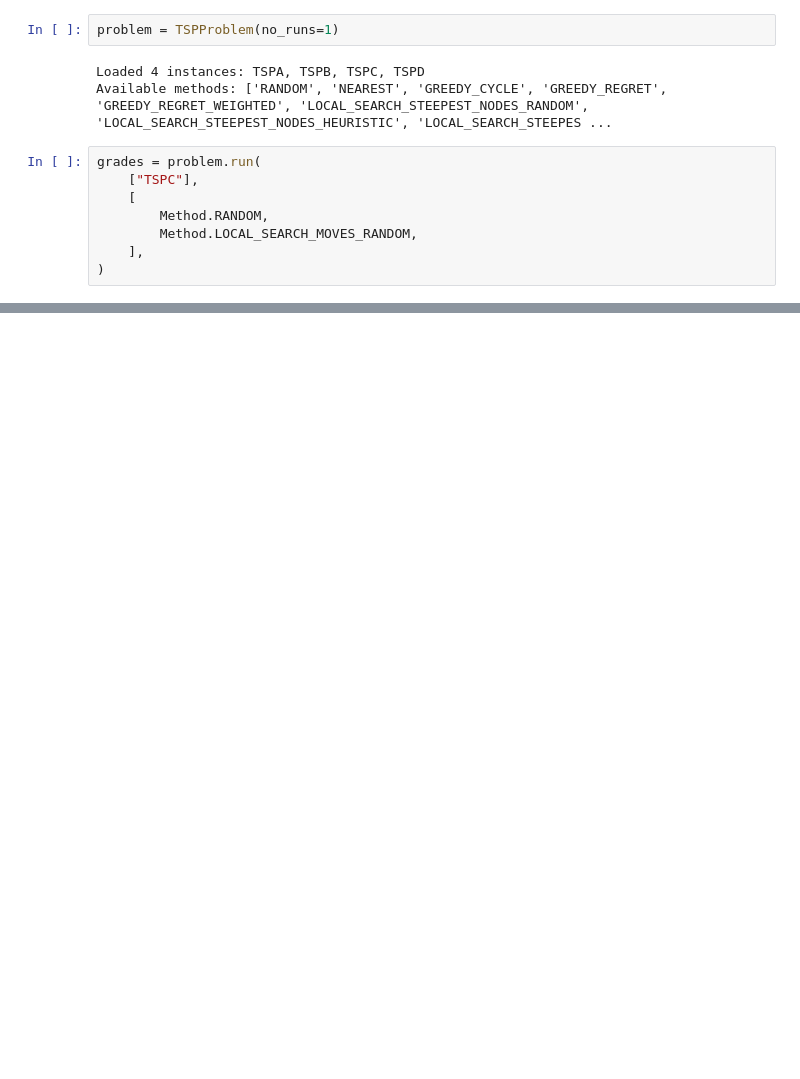
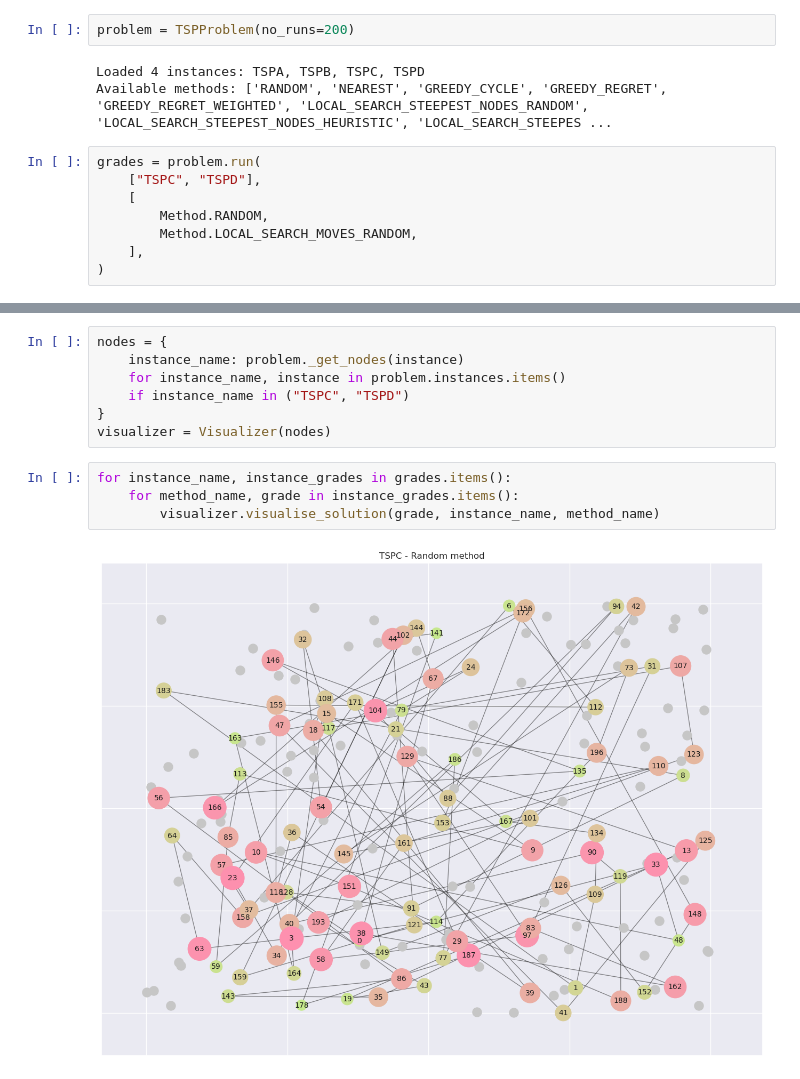
Before and after one commit to Vosloo/evolutionary-computation-labs, a Jupyter notebook: lab-5/main.ipynb, the cells around one changed output, grey strips where cells are left out. Saved outputs shown, nothing was run; the diff lists cells and outputs as text; blank space fills up the shorter version.

```diff
--- a/lab-5/main.ipynb
+++ b/lab-5/main.ipynb
@@ -17,13 +24,13 @@ from src.tsp_problem import TSPProblem
 from src.algorithms.methods import Method
 from src.visualization import Visualizer
 # %%
-problem = TSPProblem(no_runs=1)
+problem = TSPProblem(no_runs=200)
 # %% [output]
 Loaded 4 instances: TSPA, TSPB, TSPC, TSPD
 Available methods: ['RANDOM', 'NEAREST', 'GREEDY_CYCLE', 'GREEDY_REGRET', 'GREEDY_REGRET_WEIGHTED', 'LOCAL_SEARCH_STEEPEST_NODES_RANDOM', 'LOCAL_SEARCH_STEEPEST_NODES_HEURISTIC', 'LOCAL_SEARCH_STEEPES ...
 # %%
 grades = problem.run(
-    ["TSPC"],
+    ["TSPC", "TSPD"],
     [
         Method.RANDOM,
         Method.LOCAL_SEARCH_MOVES_RANDOM,
@@ -45,0 +70,13 @@ for instance_name, instance_grades in grades.items():
+# %%
+nodes = {
+    instance_name: problem._get_nodes(instance)
+    for instance_name, instance in problem.instances.items()
+    if instance_name in ("TSPC", "TSPD")
+}
+visualizer = Visualizer(nodes)
+# %%
+for instance_name, instance_grades in grades.items():
+    for method_name, grade in instance_grades.items():
+        visualizer.visualise_solution(grade, instance_name, method_name)
+# %% [output]
+[figure, added]
```
Also changed, not shown: parts of 4 cells of this notebook.
